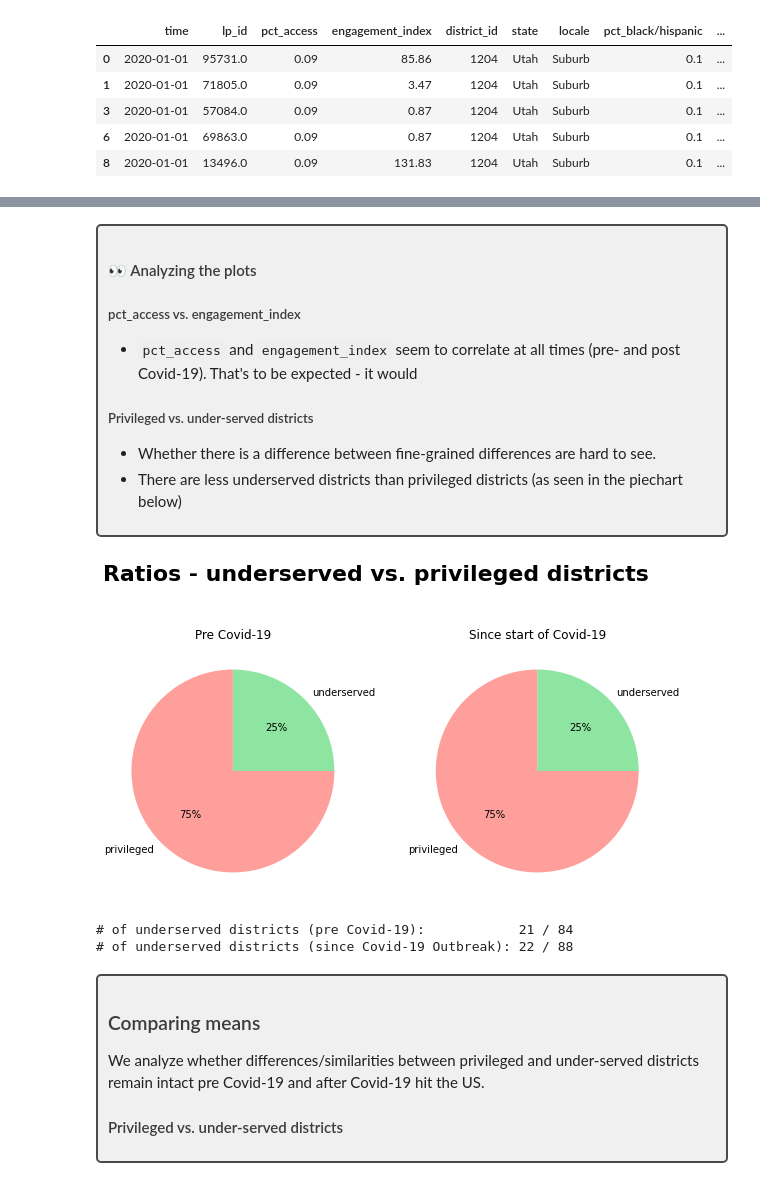
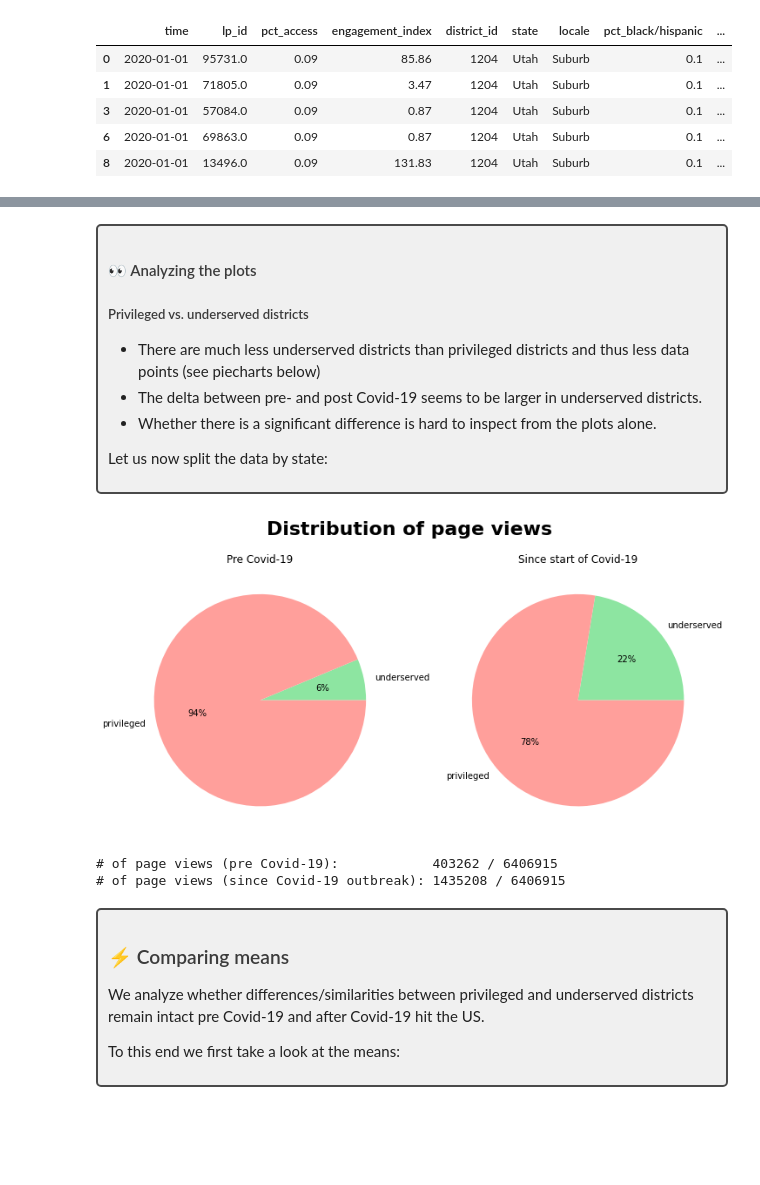
Before and after one commit to andrekovac/covid19-education-impact, a Jupyter notebook: racial_bias.ipynb, the cells around one changed output, grey strips where cells are left out. Drawn from its saved outputs; the diff is of its cells as text; code cells hidden in the pictures; blank space fills up the shorter version.

```diff
--- a/racial_bias.ipynb
+++ b/racial_bias.ipynb
@@ -321,49 +269,46 @@ g2.set_yticklabels(np.round(np.linspace(0, 3, 8), decimals=1))
 
 <h4 style="color: #3b3b3b">👀 Analyzing the plots</h4>
 
-<h5 style="color: #3b3b3b">pct_access vs. engagement_index</h5>
+<h5 style="color: #3b3b3b">Privileged vs. underserved districts</h5>
 
-- `pct_access` and `engagement_index` seem to correlate at all times (pre- and post Covid-19). That's to be expected - it would
+- There are much less underserved districts than privileged districts and thus less data points (see piecharts below)
+- The delta between pre- and post Covid-19 seems to be larger in underserved districts.
+- Whether there is a significant difference is hard to inspect from the plots alone.
 
-<h5 style="color: #3b3b3b">Privileged vs. under-served districts</h5>
-
-- Whether there is a difference between fine-grained differences are hard to see.
-- There are less underserved districts than privileged districts (as seen in the piechart below)
+Let us now split the data by state:
 
 </div>
 # %%
 # Compute counts
-pre_mean_underserved_count = sum(pre_mean_underserved > pre_mean_underserved_average)
-post_mean_underserved_count = sum(post_mean_underserved > post_mean_underserved_average)
+pre_mean_underserved_count = sum(merged_data[merged_data['pre_covid'] == True]['underserved'])
+post_mean_underserved_count = sum(merged_data[merged_data['pre_covid'] == False]['underserved'])
 
 # Pie plots to show
 colors = sns.color_palette('pastel')[2:4]
-plt.figure(figsize=(10,6))
-plt.suptitle("Ratios - underserved vs. privileged districts", fontsize=22, fontweight="bold")
+plt.figure(figsize=(12,6))
+plt.suptitle("Distribution of page views", fontsize=22, fontweight="bold")
 plt.subplot(1,2,1)
 plt.title('Pre Covid-19')
-plt.pie([pre_mean_underserved_count, len(pre_mean) - pre_mean_underserved_count], labels=['underserved', 'privileged'], colors = colors, autopct='%.0f%%')
+plt.pie([pre_mean_underserved_count, len(merged_data) - pre_mean_underserved_count], labels=['underserved', 'privileged'], colors = colors, autopct='%.0f%%')
 plt.subplot(1,2,2)
 plt.title('Since start of Covid-19')
-plt.pie([post_mean_underserved_count, len(post_mean) - post_mean_underserved_count], labels=['underserved', 'privileged'], colors = colors, autopct='%.0f%%')
+plt.pie([post_mean_underserved_count, len(merged_data) - post_mean_underserved_count], labels=['underserved', 'privileged'], colors = colors, autopct='%.0f%%')
 plt.show()
 
-# Ratio of underserved vs. privileged districts
-print("# of underserved districts (pre Covid-19):           ", pre_mean_underserved_count, "/", len(pre_mean)) # 21
-print("# of underserved districts (since Covid-19 Outbreak):", post_mean_underserved_count, "/", len(post_mean)) # 22
+# Ratio of page views underserved vs. privileged districts
+print("# of page views (pre Covid-19):           ", pre_mean_underserved_count, "/", len(merged_data))
+print("# of page views (since Covid-19 outbreak):", post_mean_underserved_count, "/", len(merged_data))
 # %% [output]
-[figure, old version]
+[figure, new version]
-# of underserved districts (pre Covid-19):            21 / 84
-# of underserved districts (since Covid-19 Outbreak): 22 / 88
+# of page views (pre Covid-19):            403262 / 6406915
+# of page views (since Covid-19 outbreak): 1435208 / 6406915
 # %% [markdown]
 <div style="background-color: #f0f0f0; padding: 10px; border: 2px solid #4a4a4a; border-radius: 5px">
 
-<h3 style="color: #3b3b3b">Comparing means</h3>
+<h3 style="color: #3b3b3b">⚡️ Comparing means</h3>
 
-We analyze whether differences/similarities between privileged and under-served districts remain intact pre Covid-19 and after Covid-19 hit the US.
+We analyze whether differences/similarities between privileged and underserved districts remain intact pre Covid-19 and after Covid-19 hit the US.
 
-<h4 style="color: #3b3b3b">Privileged vs. under-served districts</h4>
-
-
+To this end we first take a look at the means:
 
 </div>
```
Also changed, not shown: parts of 25 cells of this notebook, 1 other file.
